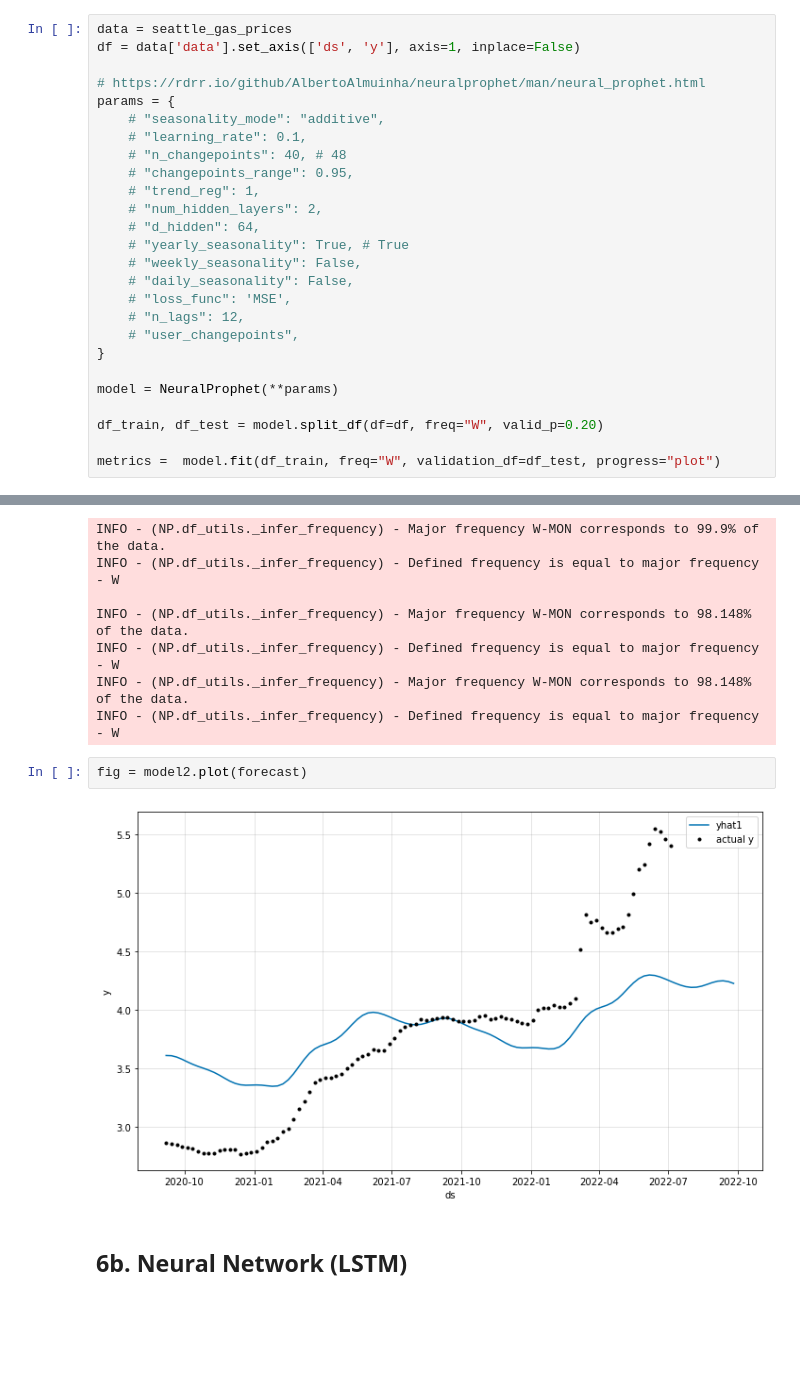
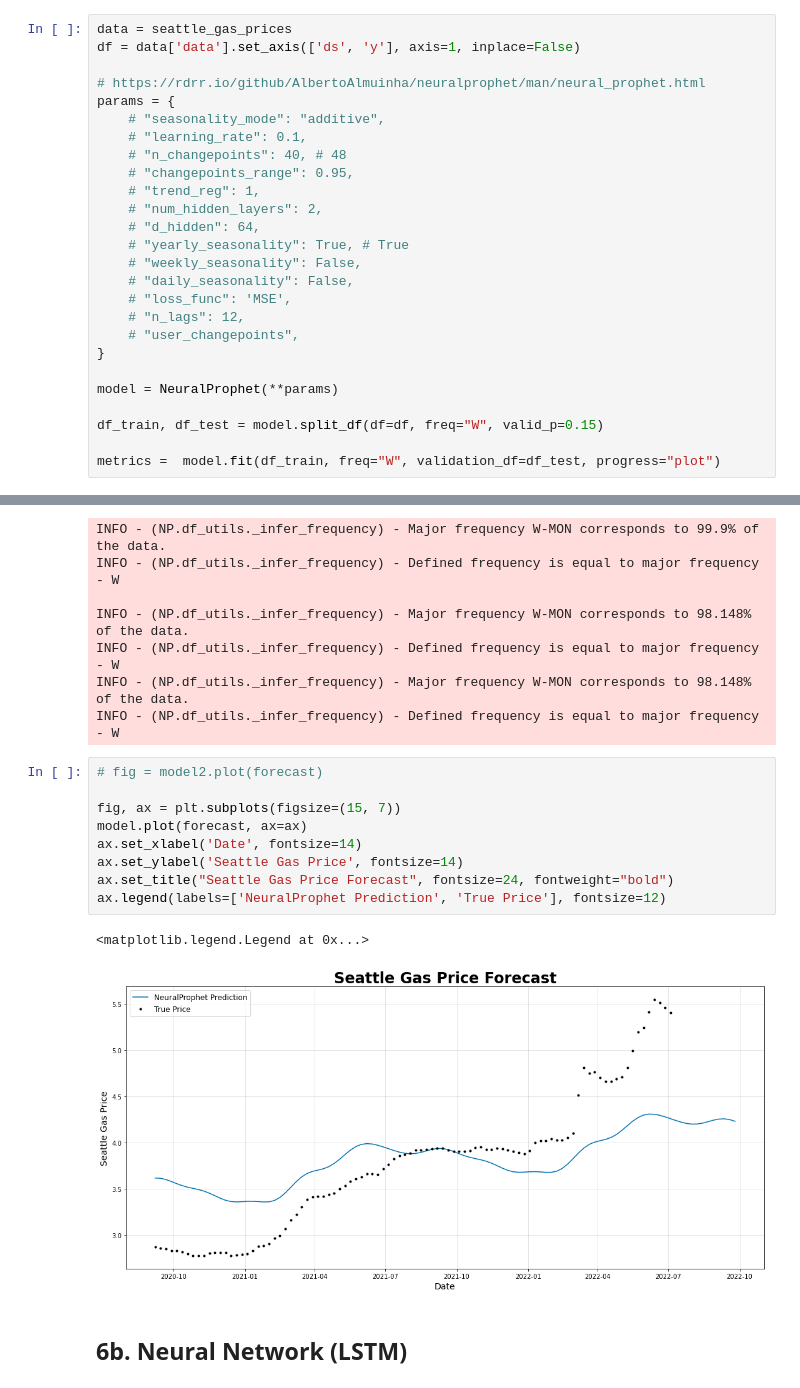
Before and after one commit to chrisprasanna/Predicting_Seattle_Gas_Prices_with_ML, a Jupyter notebook: Natural_Gas_Stock_Forecast-v4.ipynb, the cells around one changed output, grey strips where cells are left out. Saved outputs shown, nothing was run; the diff lists cells and outputs as text; blank space fills up the shorter version.

```diff
--- a/Natural_Gas_Stock_Forecast-v4.ipynb
+++ b/Natural_Gas_Stock_Forecast-v4.ipynb
@@ -674,7 +674,7 @@ params = {
 
 model = NeuralProphet(**params)
 
-df_train, df_test = model.split_df(df=df, freq="W", valid_p=0.20)
+df_train, df_test = model.split_df(df=df, freq="W", valid_p=0.15)
 
 metrics =  model.fit(df_train, freq="W", validation_df=df_test, progress="plot")
 # %% [output]
@@ -727,9 +762,17 @@ INFO - (NP.df_utils._infer_frequency) - Defined frequency is equal to major freq
 INFO - (NP.df_utils._infer_frequency) - Major frequency W-MON corresponds to 98.148% of the data.
 INFO - (NP.df_utils._infer_frequency) - Defined frequency is equal to major frequency - W
 # %%
-fig = model2.plot(forecast)
+# fig = model2.plot(forecast)
+
+fig, ax = plt.subplots(figsize=(15, 7))
+model.plot(forecast, ax=ax)
+ax.set_xlabel('Date', fontsize=14)
+ax.set_ylabel('Seattle Gas Price', fontsize=14)
+ax.set_title("Seattle Gas Price Forecast", fontsize=24, fontweight="bold")
+ax.legend(labels=['NeuralProphet Prediction', 'True Price'], fontsize=12)
 # %% [output]
+<matplotlib.legend.Legend at 0x...>
-[figure, old version]
+[figure, new version]
 # %% [markdown]
 ## 6b. Neural Network (LSTM)
 # %%
```
Also changed, not shown: parts of 19 cells of this notebook.
